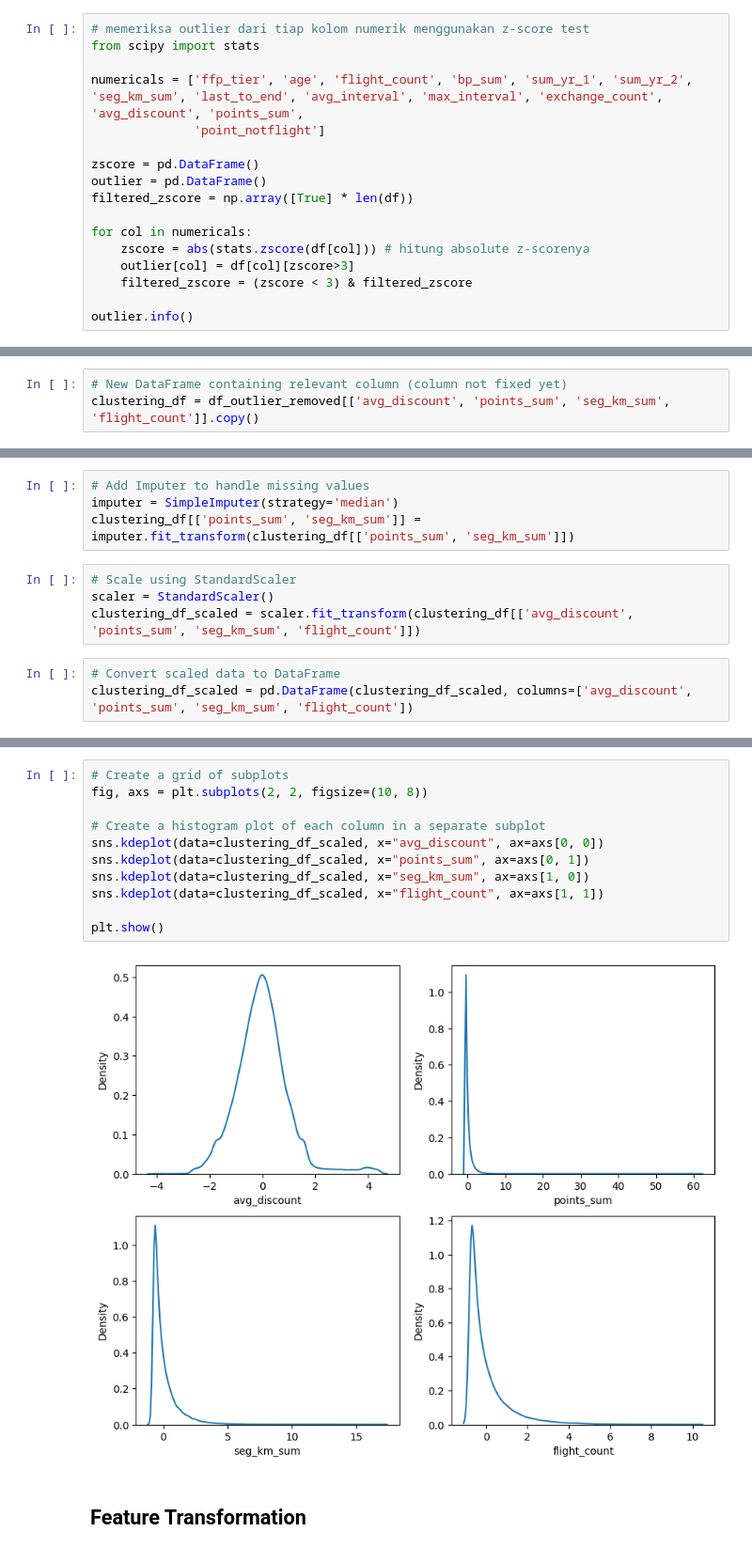
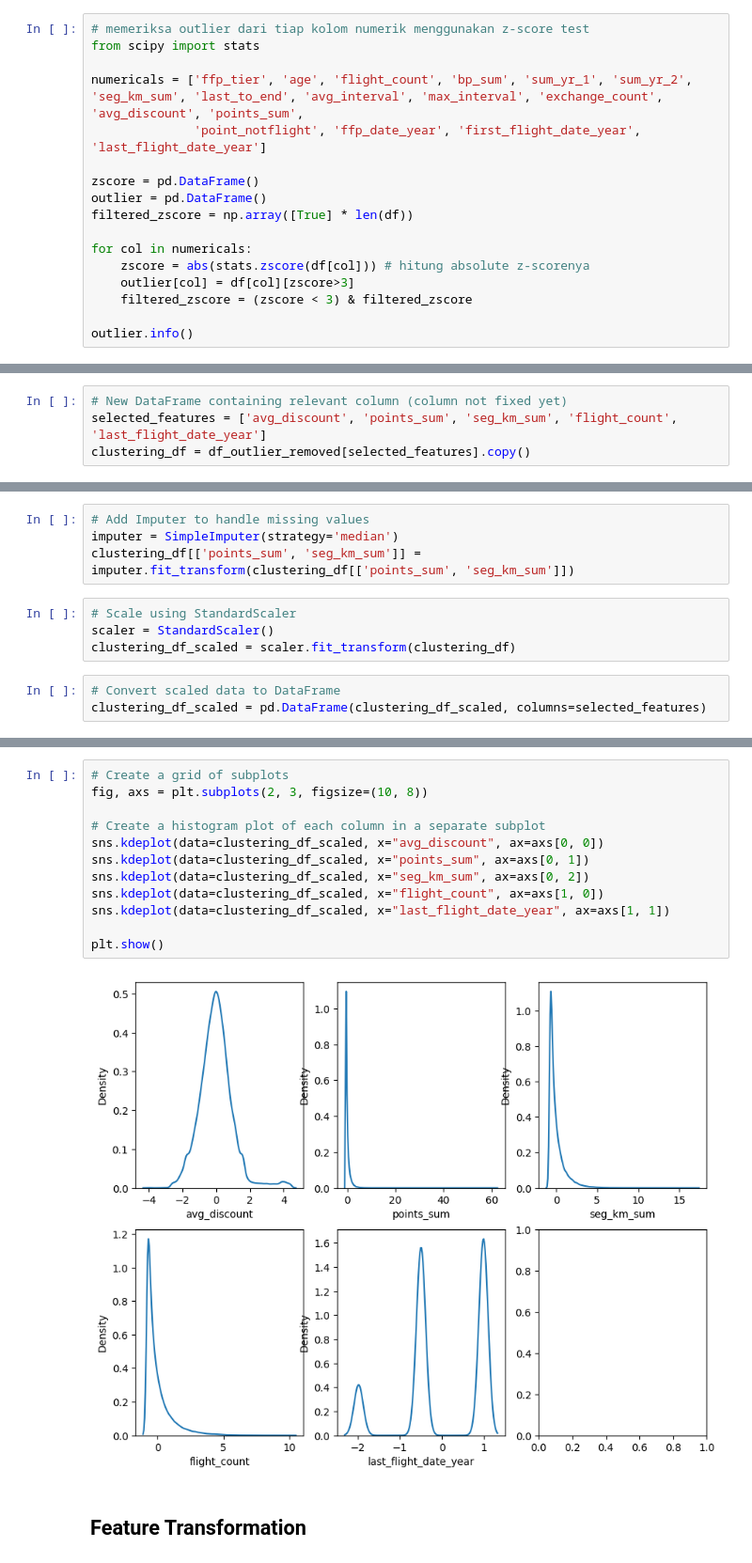
Before and after one commit to mezkymy/airline-cv-analysis, a Jupyter notebook: airline_cust_value_analysis.ipynb, the cells around one changed output, grey strips where cells are left out. Shown at 94% size. Saved outputs shown, nothing was run; the diff lists cells and outputs as text.

```diff
--- a/airline_cust_value_analysis.ipynb
+++ b/airline_cust_value_analysis.ipynb
@@ -383,7 +377,7 @@ plt.show()
 from scipy import stats
 
 numericals = ['ffp_tier', 'age', 'flight_count', 'bp_sum', 'sum_yr_1', 'sum_yr_2', 'seg_km_sum', 'last_to_end', 'avg_interval', 'max_interval', 'exchange_count', 'avg_discount', 'points_sum',
-              'point_notflight']
+              'point_notflight', 'ffp_date_year', 'first_flight_date_year', 'last_flight_date_year']
 
 zscore = pd.DataFrame()
 outlier = pd.DataFrame()
@@ -439,7 +433,8 @@ from sklearn.impute import SimpleImputer
 from sklearn.preprocessing import StandardScaler
 # %%
 # New DataFrame containing relevant column (column not fixed yet)
-clustering_df = df_outlier_removed[['avg_discount', 'points_sum', 'seg_km_sum', 'flight_count']].copy()
+selected_features = ['avg_discount', 'points_sum', 'seg_km_sum', 'flight_count', 'last_flight_date_year']
+clustering_df = df_outlier_removed[selected_features].copy()
 # %%
 # Data statistics before scaled
 clustering_df.describe()
@@ -460,10 +455,10 @@ clustering_df[['points_sum', 'seg_km_sum']] = imputer.fit_transform(clustering_d
 # %%
 # Scale using StandardScaler
 scaler = StandardScaler()
-clustering_df_scaled = scaler.fit_transform(clustering_df[['avg_discount', 'points_sum', 'seg_km_sum', 'flight_count']])
+clustering_df_scaled = scaler.fit_transform(clustering_df)
 # %%
 # Convert scaled data to DataFrame
-clustering_df_scaled = pd.DataFrame(clustering_df_scaled, columns=['avg_discount', 'points_sum', 'seg_km_sum', 'flight_count'])
+clustering_df_scaled = pd.DataFrame(clustering_df_scaled, columns=selected_features)
 # %%
 # Show scaled data statistics
 clustering_df_scaled.describe()
@@ -480,16 +475,17 @@ clustering_df_scaled.describe()
 # %%
 # Create a grid of subplots
-fig, axs = plt.subplots(2, 2, figsize=(10, 8))
+fig, axs = plt.subplots(2, 3, figsize=(10, 8))
 
 # Create a histogram plot of each column in a separate subplot
 sns.kdeplot(data=clustering_df_scaled, x="avg_discount", ax=axs[0, 0])
 sns.kdeplot(data=clustering_df_scaled, x="points_sum", ax=axs[0, 1])
-sns.kdeplot(data=clustering_df_scaled, x="seg_km_sum", ax=axs[1, 0])
-sns.kdeplot(data=clustering_df_scaled, x="flight_count", ax=axs[1, 1])
+sns.kdeplot(data=clustering_df_scaled, x="seg_km_sum", ax=axs[0, 2])
+sns.kdeplot(data=clustering_df_scaled, x="flight_count", ax=axs[1, 0])
+sns.kdeplot(data=clustering_df_scaled, x="last_flight_date_year", ax=axs[1, 1])
 
 plt.show()
 # %% [output]
-[figure, old version]
+[figure, new version]
 # %% [markdown]
 ## Feature Transformation
 # %%
```
Also changed, not shown: parts of 34 cells of this notebook.
